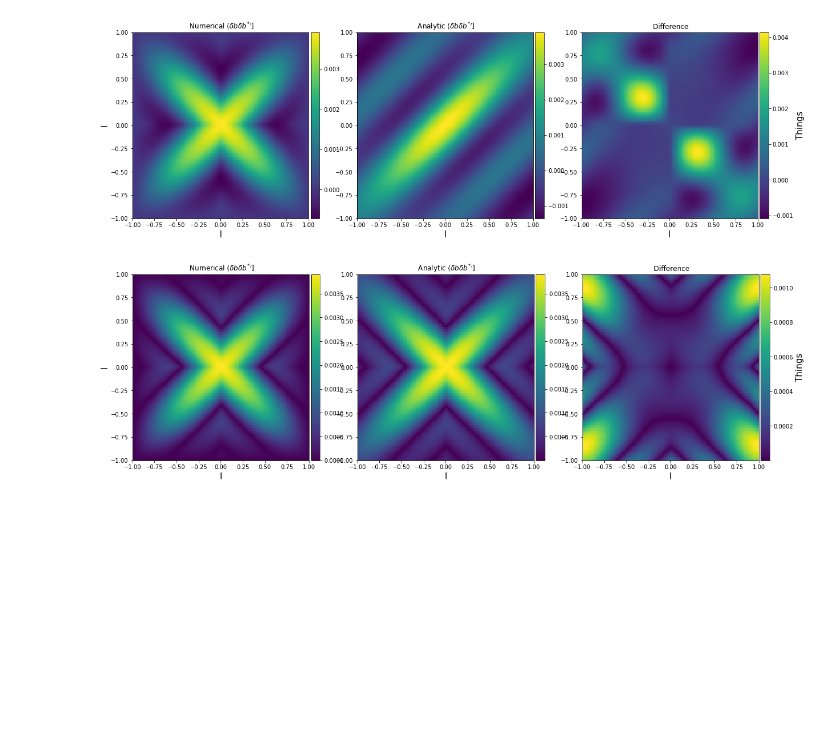
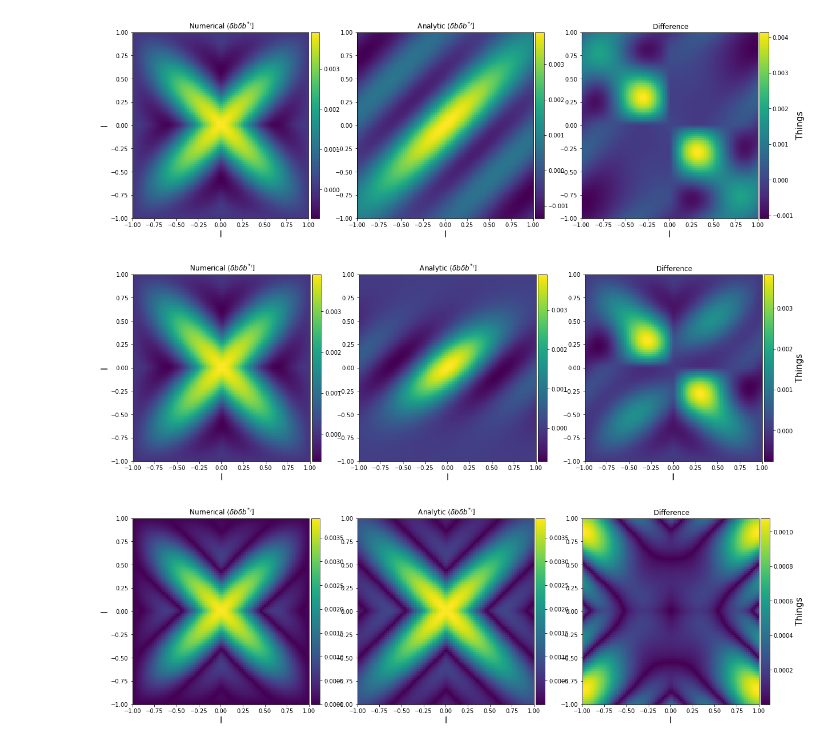
Before and after one commit to ronniyjoseph/Beam-Perturbations, a Jupyter notebook: Beam Covariance Re-do.ipynb, the cells around one changed output. Drawn from its saved outputs; the diff is of its cells as text; code cells hidden in the pictures; blank space fills up the shorter version.

Commit message:
Checked fft of beam perturbation window, now moving onto analytic derivation

```diff
--- a/Beam Covariance Re-do.ipynb
+++ b/Beam Covariance Re-do.ipynb
@@ -700,6 +699,24 @@ difference = numpy.real(n_mwa_averaged - n_gauss_averaged)
 averaged_plotter(l, numerical, approximation, difference)
 # %% [output]
 [figure]
+# %%
+l = numpy.linspace(-1,1,100)
+m1 = 0
+m2 = 0
+f1 = 150e6
+f2 = 151e6
+
+ll1, ll2 = numpy.meshgrid(l,l)
+
+n_mwa_averaged = n_averaged_MWA_beam_product(ll1,ll2, m1, m2, f1, f2)
+n_gauss_averaged = n_averaged_gauss_beam_product(ll1,ll2, m1, m2, f1, f2)
+a_gauss_averaged = a_averaged_beam_product(ll1,ll2, m1, m2, f1, f2)
+numerical = numpy.real(n_mwa_averaged)
+approximation = numpy.real(n_gauss_averaged)
+difference = numpy.real(n_mwa_averaged - n_gauss_averaged)
+averaged_plotter(l, numerical, approximation, difference)
+# %% [output]
+[figure, added]
 # %%
 a2_gauss_averaged = a_averaged_beam_product(numpy.abs(ll1),numpy.abs(ll2), m1, m2, f1, f2)
 n2_gauss_averaged = n_averaged_gauss_beam_product(numpy.abs(ll1),numpy.abs(ll2), m1, m2, f1, f2)
```
Also changed, not shown: parts of 9 cells of this notebook.
